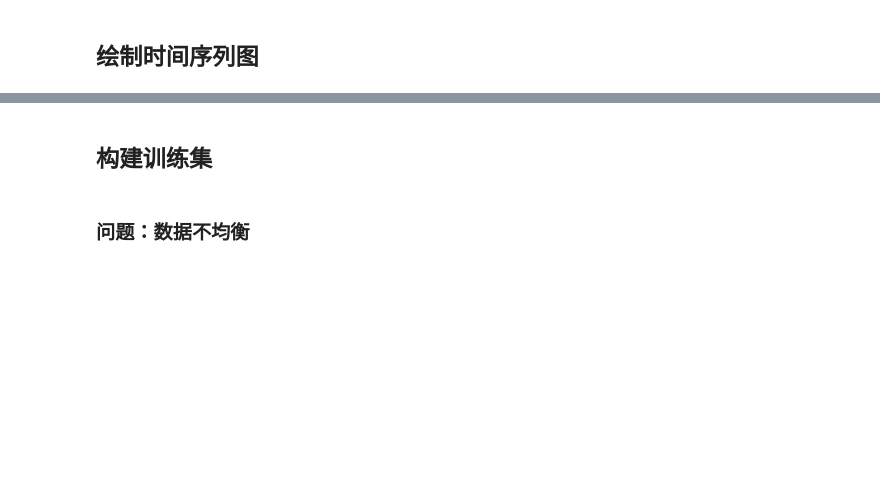
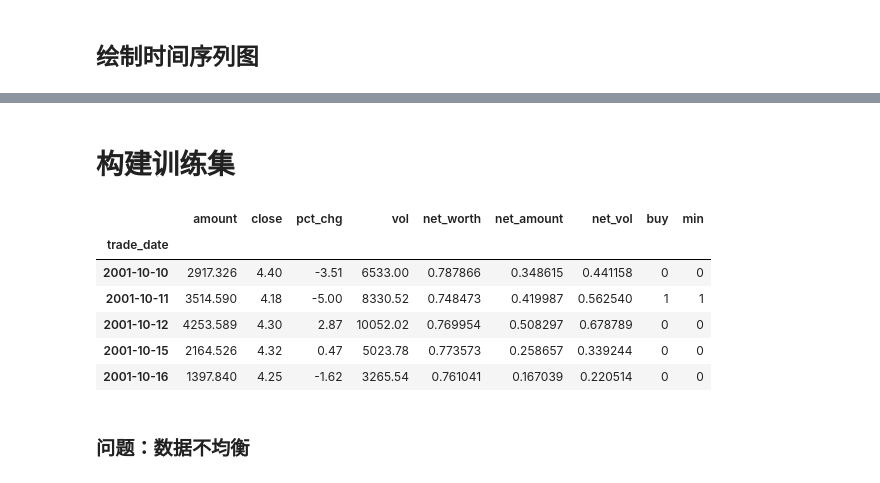
Before and after one commit to mayi140611/mayiapps, a Jupyter notebook: finance/stock_predict.ipynb, the cells around one changed output, grey strips where cells are left out. Cells and saved outputs as stored; diff of their text form; code cells hidden in the pictures; blank space fills up the shorter version.

```diff
--- a/finance/stock_predict.ipynb
+++ b/finance/stock_predict.ipynb
@@ -340,8 +185,52 @@ plt.show()
 # %% [markdown]
-## 构建训练集
+# 构建训练集
+# %%
+def build_flag(df,series_len,pro_len, fieldnamelist):
+    '''
+    构建训练集
+
+    series_len: 参考的之前的序列范围。如以之前的series_len个序列预测下一个序列，则series_len=series_len
+    pro_len: 预测日以后的天数（含预测日）
+    '''
+    r = list()
+    l1 = df['net_worth'].to_list()
+    dfr = df.iloc[series_len:(df.shape[0]-pro_len)].copy()  # 有标签的df
+    for i in range(series_len,(df.shape[0]-pro_len)):
+        final_list = list()
+        laa = l1[i:i+pro_len]
+        #最低点和买点的关系：最低点一定是买点，买点不一定是最低点
+        #买点特征
+        #买点日之后14日最高收盘价涨幅超过0.05，最低价不得低于买点日收盘价
+        #最低点的特征：在买点特征的基础上
+        #最低日收盘价低于前一日收盘价
+
+        f1 = 0 # 买点标志 1表示买点
+        f2 = 0 # 最低点标志 1表示最低点
+        if (max(laa) - l1[i])/l1[i] > 0.05 and min(laa[1:]) > l1[i]:#未来pro_len日最高收盘价涨幅超过0.05
+            f1 = 1
+            if l1[i] < l1[i-1]:
+                f2 = 1
+        final_list.append(df[fieldnamelist].values[(i-series_len) : i])
+        final_list.append(f1)
+        final_list.append(f2)
+        r.append(final_list)
+    dfr['buy'] = [(i[1]) for i in r]
+    dfr['min'] = [(i[2]) for i in r]
+    return r, dfr
 # %%
 fieldlist = ['net_worth','net_vol', 'net_amount']
-ll = t.build_flag(df,180,15,fieldlist)
+# 参考之前180天的序列来做下一个交易日的预测。 打标签时考虑 之后15-1个交易日的价格
+ll, dfr = build_flag(df,180,15,fieldlist)
+# %%
+dfr.head()
+# %% [output]
+|  | amount | close | pct_chg | vol | net_worth | net_amount | net_vol | buy | min |
+| trade_date |  |  |  |  |  |  |  |  |  |
+| 2001-10-10 | 2917.326 | 4.40 | -3.51 | 6533.00 | 0.787866 | 0.348615 | 0.441158 | 0 | 0 |
+| 2001-10-11 | 3514.590 | 4.18 | -5.00 | 8330.52 | 0.748473 | 0.419987 | 0.562540 | 1 | 1 |
+| 2001-10-12 | 4253.589 | 4.30 | 2.87 | 10052.02 | 0.769954 | 0.508297 | 0.678789 | 0 | 0 |
+| 2001-10-15 | 2164.526 | 4.32 | 0.47 | 5023.78 | 0.773573 | 0.258657 | 0.339244 | 0 | 0 |
+| 2001-10-16 | 1397.840 | 4.25 | -1.62 | 3265.54 | 0.761041 | 0.167039 | 0.220514 | 0 | 0 |
 # %% [markdown]
 ### 问题：数据不均衡
 # %%
```
Also changed, not shown: parts of 65 cells of this notebook, 1 other file.
